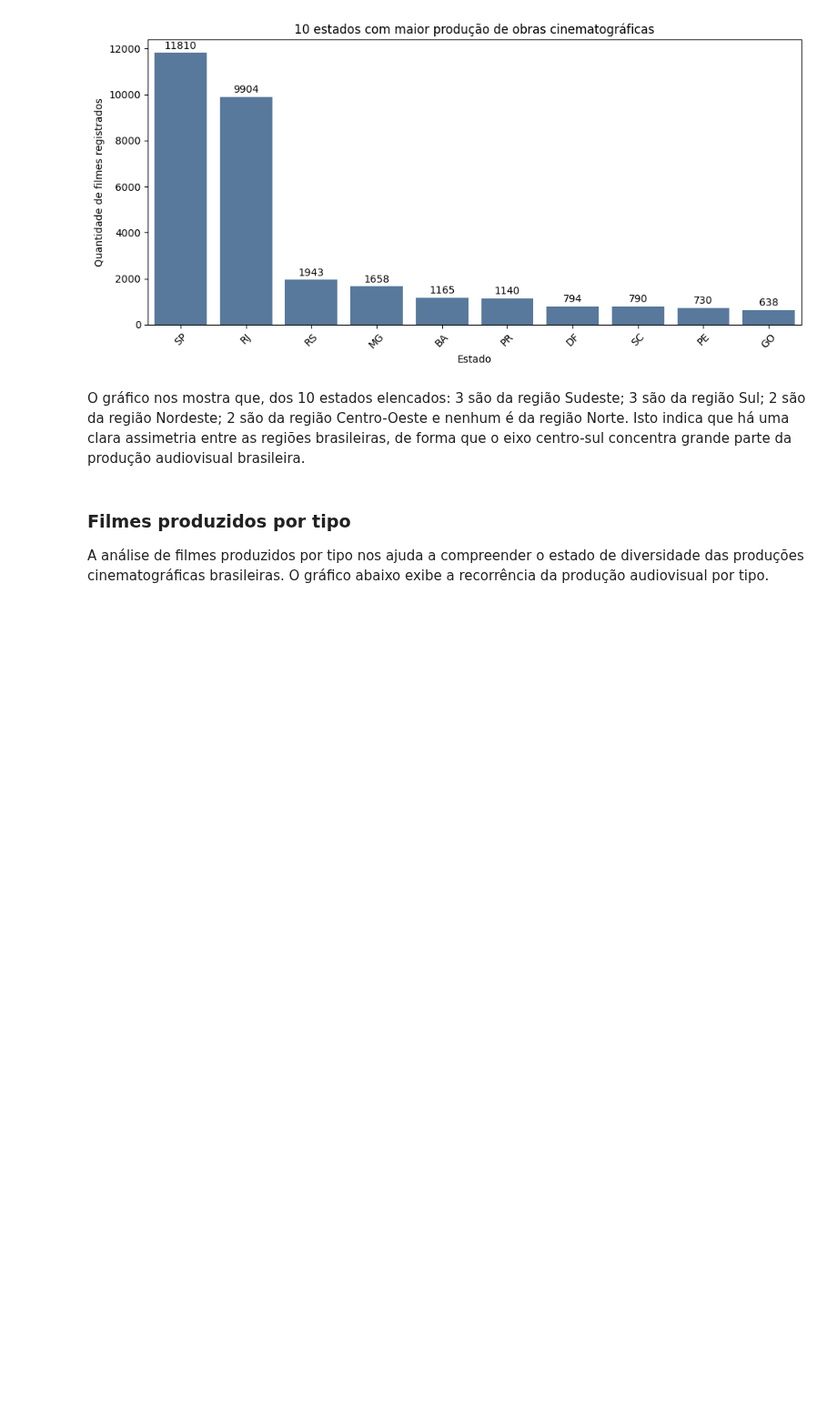
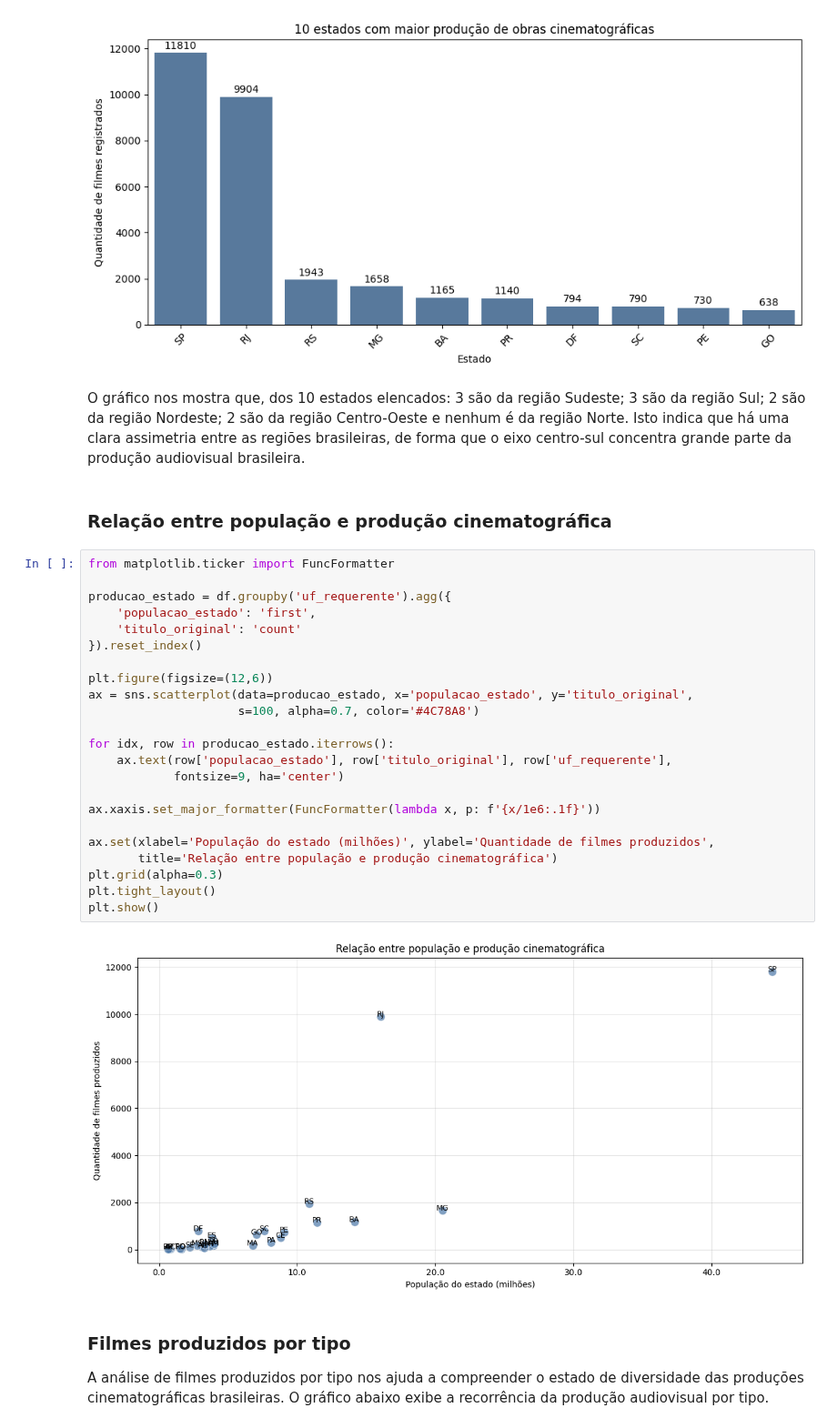
Before and after one commit to JamesIslan/analise-dados-ancine, a Jupyter notebook: src/analise/analise-obras.ipynb, the cells around one changed output. Shown at 91% size. Saved outputs shown, nothing was run; the diff lists cells and outputs as text; blank space fills up the shorter version.

```diff
--- a/src/analise/analise-obras.ipynb
+++ b/src/analise/analise-obras.ipynb
@@ -120,6 +120,33 @@ plt.show()
 [figure]
 # %% [markdown]
 O gráfico nos mostra que, dos 10 estados elencados: 3 são da região Sudeste; 3 são da região Sul; 2 são da região Nordeste; 2 são da região Centro-Oeste e nenhum é da região Norte. Isto indica que há uma clara assimetria entre as regiões brasileiras, de forma que o eixo centro-sul concentra grande parte da produção audiovisual brasileira.
+# %% [markdown]
+### Relação entre população e produção cinematográfica
+# %%
+from matplotlib.ticker import FuncFormatter
+
+producao_estado = df.groupby('uf_requerente').agg({
+    'populacao_estado': 'first',
+    'titulo_original': 'count'
+}).reset_index()
+
+plt.figure(figsize=(12,6))
+ax = sns.scatterplot(data=producao_estado, x='populacao_estado', y='titulo_original',
+                     s=100, alpha=0.7, color='#4C78A8')
+
+for idx, row in producao_estado.iterrows():
+    ax.text(row['populacao_estado'], row['titulo_original'], row['uf_requerente'],
+            fontsize=9, ha='center')
+
+ax.xaxis.set_major_formatter(FuncFormatter(lambda x, p: f'{x/1e6:.1f}'))
+
+ax.set(xlabel='População do estado (milhões)', ylabel='Quantidade de filmes produzidos',
+       title='Relação entre população e produção cinematográfica')
+plt.grid(alpha=0.3)
+plt.tight_layout()
+plt.show()
+# %% [output]
+[figure, added]
 # %% [markdown]
 ### Filmes produzidos por tipo
 A análise de filmes produzidos por tipo nos ajuda a compreender o estado de diversidade das produções cinematográficas brasileiras. O gráfico abaixo exibe a recorrência da produção audiovisual por tipo.
```
